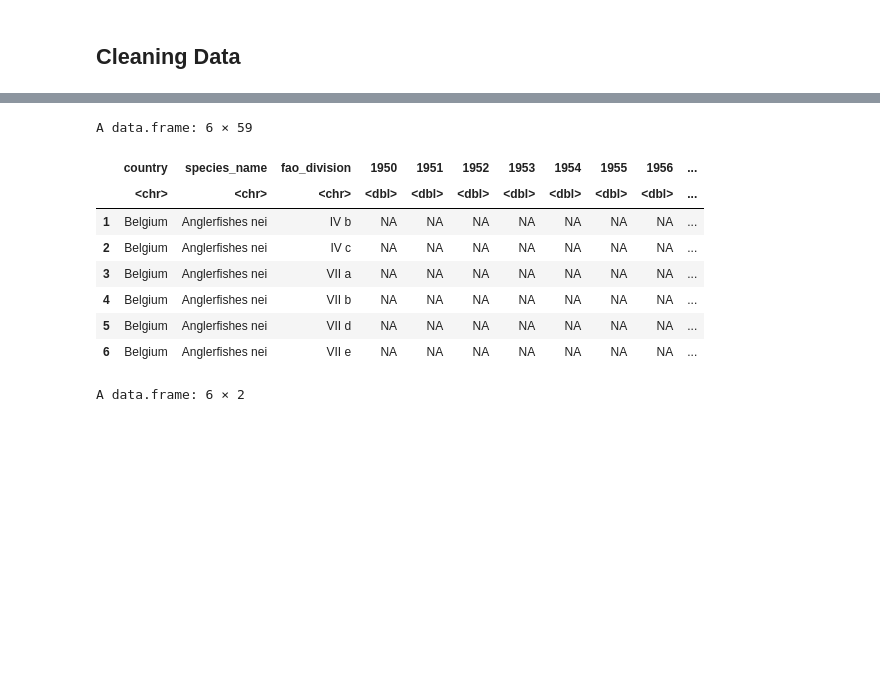
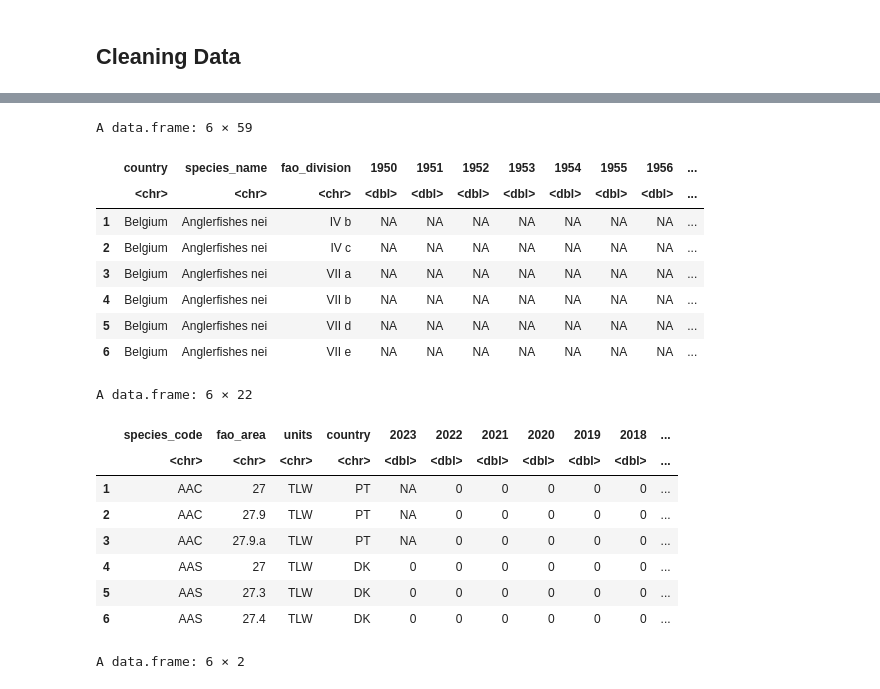
Before and after one commit to daisychu12/pt-fisheries-climate-change, a Jupyter notebook: analysis/data-cleaning.ipynb, the cells around one changed output, grey strips where cells are left out. Saved outputs shown, nothing was run; the diff lists cells and outputs as text; code cells hidden in the pictures; blank space fills up the shorter version.

```diff
--- a/analysis/data-cleaning.ipynb
+++ b/analysis/data-cleaning.ipynb
@@ -106,31 +113,28 @@ atl_clim_clean <- atlantic_climate %>%
 # %%
+# Clean each of the landings datasets
+landings_1950_clean <- landings_1950 %>%
 # Tidy up column names of each fish landings dataset
-landings_1903_clean <- landings_1903 %>%
-  rename(country = Country,
-         year = Year,
-         fao_area = FAO_Area,
-         species_code = FAO_Species_Code,
-         species_name = FAO_Species_Name,
-         species_scientific_name = Species.scientific.name,
-         landings = Landings) %>%
-  mutate(landings = as.numeric(landings), year = as.numeric(year))
-
-landings_1950_clean <- landings_1950 %>%
   rename(country = Country,
          species_name = Species,
          fao_division = Division) %>%
   rename_with(~ str_remove(., "^X")) %>%
+# Convert the landings for each year to numeric data type
   mutate(across("1950":"2010", as.numeric)) %>%
+# To prevent a repeat of data from 2006-2010 when merging datasets,
+# remove these columns first from the 1950s dataset
   select(-"2006":-"2010")
 
-
 landings_2006_clean <- landings_2006 %>%
+# Tidy up column names of each fish landings dataset
   rename(species_code = Species,
          fao_area = Area,
          units = Units,
          country = Country) %>%
   rename_with(~ str_remove(., "^X")) %>%
+# Convert the landings for each year to numeric data type
   mutate(across("2006":"2023", as.numeric))
 
+# Let's take a look at the cleaned dataframes
 head(landings_1950_clean)
+head(landings_2006_clean)
 # %% [output]
@@ -142,26 +141,35 @@ Caused by warning:
 Warning message:
 “There were 61 warnings in `mutate()`.
 The first warning was:
 ℹ In argument: `across("1950":"2010", as.numeric)`.
 Caused by warning:
 ! NAs introduced by coercion
 ℹ Run `dplyr::last_dplyr_warnings()` to see the 60 remaining warnings.”
 Warning message:
 “There were 2 warnings in `mutate()`.
 The first warning was:
 ℹ In argument: `across("2006":"2023", as.numeric)`.
 Caused by warning:
 ! NAs introduced by coercion
 ℹ Run `dplyr::last_dplyr_warnings()` to see the 1 remaining warning.”
 A data.frame: 6 × 59
 |  | country | species_name | fao_division | 1950 | 1951 | 1952 | 1953 | 1954 | 1955 | 1956 | ... |
 |  | <chr> | <chr> | <chr> | <dbl> | <dbl> | <dbl> | <dbl> | <dbl> | <dbl> | <dbl> | ... |
 | 1 | Belgium | Anglerfishes nei | IV b | NA | NA | NA | NA | NA | NA | NA | ... |
 | 2 | Belgium | Anglerfishes nei | IV c | NA | NA | NA | NA | NA | NA | NA | ... |
 | 3 | Belgium | Anglerfishes nei | VII a | NA | NA | NA | NA | NA | NA | NA | ... |
 | 4 | Belgium | Anglerfishes nei | VII b | NA | NA | NA | NA | NA | NA | NA | ... |
 | 5 | Belgium | Anglerfishes nei | VII d | NA | NA | NA | NA | NA | NA | NA | ... |
 | 6 | Belgium | Anglerfishes nei | VII e | NA | NA | NA | NA | NA | NA | NA | ... |
+A data.frame: 6 × 22
+|  | species_code | fao_area | units | country | 2023 | 2022 | 2021 | 2020 | 2019 | 2018 | ... |
+|  | <chr> | <chr> | <chr> | <chr> | <dbl> | <dbl> | <dbl> | <dbl> | <dbl> | <dbl> | ... |
+| 1 | AAC | 27 | TLW | PT | NA | 0 | 0 | 0 | 0 | 0 | ... |
+| 2 | AAC | 27.9 | TLW | PT | NA | 0 | 0 | 0 | 0 | 0 | ... |
+| 3 | AAC | 27.9.a | TLW | PT | NA | 0 | 0 | 0 | 0 | 0 | ... |
+| 4 | AAS | 27 | TLW | DK | 0 | 0 | 0 | 0 | 0 | 0 | ... |
+| 5 | AAS | 27.3 | TLW | DK | 0 | 0 | 0 | 0 | 0 | 0 | ... |
+| 6 | AAS | 27.4 | TLW | DK | 0 | 0 | 0 | 0 | 0 | 0 | ... |
 # %%
 # Create a dataset that contains both species 3 letter code and name
 spec_code_name <- spec_names %>%
```
Also changed, not shown: parts of 14 cells of this notebook, 16 other files.
